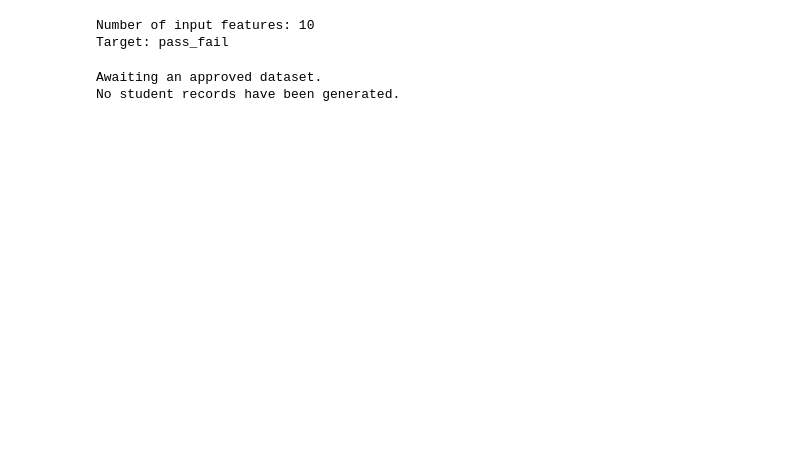
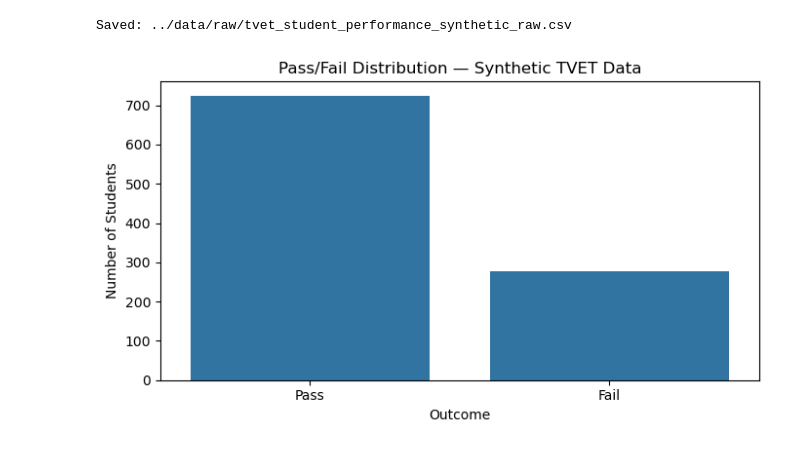
Before and after one commit to arvash-tech/rwanda-ml-dataset-preparation, a Jupyter notebook: notebooks/02_tvet_student_performance.ipynb, the cells around one changed output. Saved outputs shown, nothing was run; the diff lists cells and outputs as text; code cells hidden in the pictures; blank space fills up the shorter version.

Commit message:
Complete synthetic TVET dataset preprocessing and documentation

```diff
--- a/notebooks/02_tvet_student_performance.ipynb
+++ b/notebooks/02_tvet_student_performance.ipynb
@@ -36,37 +125,33 @@ NumPy: 2.2.6
 # %%
 
-feature_columns = [
-    "district",
-    "tvet_level",
-    "department",
-    "attendance_rate",
-    "study_hours_per_week",
-    "assignment_average",
-    "previous_term_mark",
-    "internet_access",
-    "distance_to_school_km",
-    "continuous_assessment_average"
-]
+raw_path = Path(
+    "../data/raw/tvet_student_performance_synthetic_raw.csv"
+)
 
-target_column = "pass_fail"
+raw_path.parent.mkdir(parents=True, exist_ok=True)
 
-print("Number of input features:", len(feature_columns))
-print("Target:", target_column)
+df_tvet.to_csv(raw_path, index=False)
+
+print("Saved:", raw_path)
 # %% [output]
-Number of input features: 10
-Target: pass_fail
+Saved: ../data/raw/tvet_student_performance_synthetic_raw.csv
 # %%
 
-data_path = Path("../data/raw/tvet_student_performance_raw.csv")
+import matplotlib.pyplot as plt
+import seaborn as sns
 
-if data_path.exists():
-    df = pd.read_csv(data_path)
-    print("Dataset loaded successfully!")
-    print("Shape:", df.shape)
-    display(df.head())
-else:
-    print("Awaiting an approved dataset.")
-    print("No student records have been generated.")
+plt.figure(figsize=(7, 4))
+
+sns.countplot(
+    data=df_tvet,
+    x="pass_fail",
+    order=["Pass", "Fail"]
+)
+
+plt.title("Pass/Fail Distribution — Synthetic TVET Data")
+plt.xlabel("Outcome")
+plt.ylabel("Number of Students")
+plt.tight_layout()
+plt.show()
 # %% [output]
-Awaiting an approved dataset.
-No student records have been generated.
+[figure, added]
```
Also changed, not shown: parts of 15 cells of this notebook, 6 other files.
